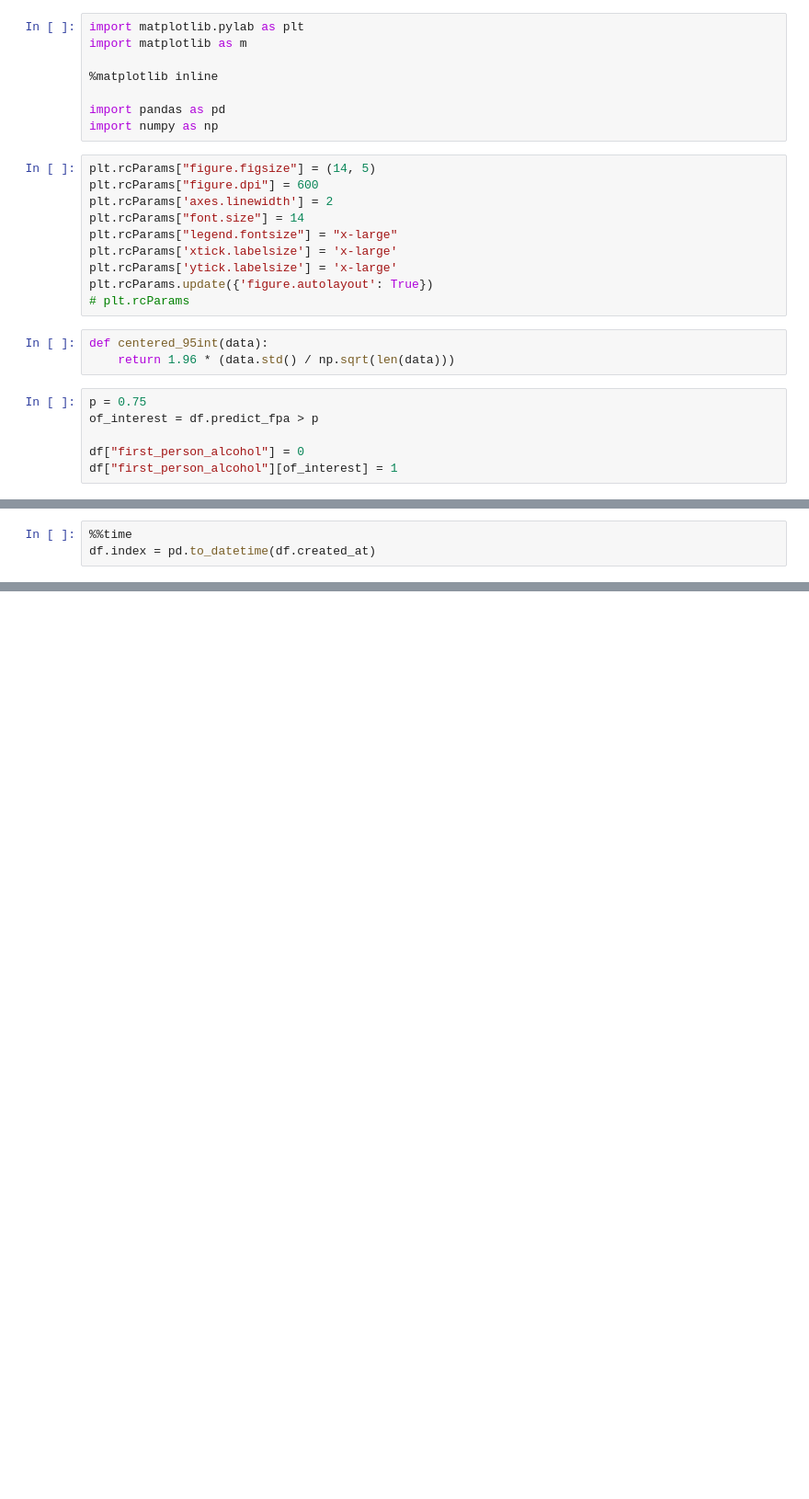
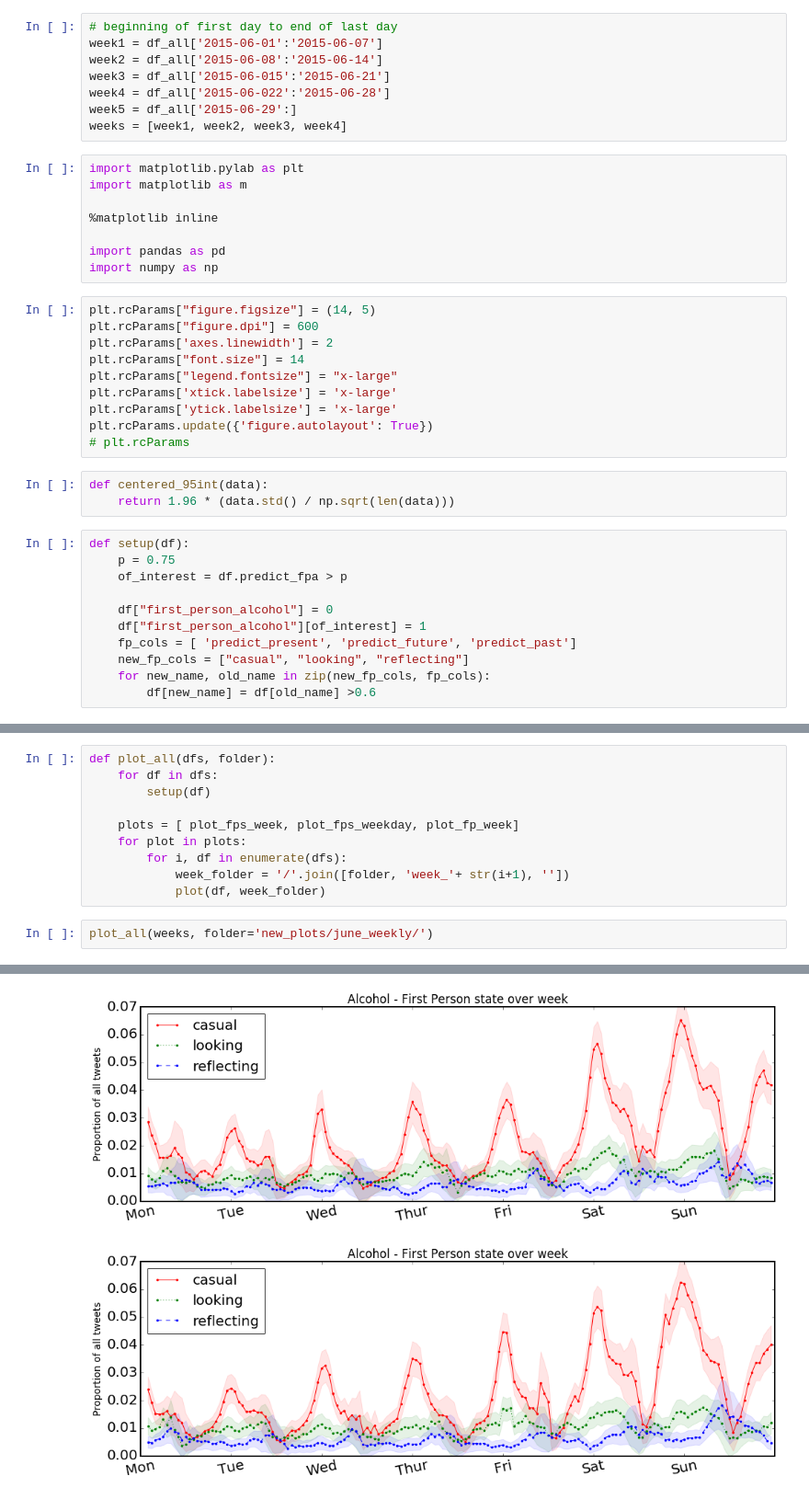
Before and after one commit to tj2huang/nyu-twipsy, a Jupyter notebook: weekly.ipynb, the cells around one changed output, grey strips where cells are left out. Shown at 92% size. Saved outputs shown, nothing was run; the diff lists cells and outputs as text; blank space fills up the shorter version.

Commit message:
better weekly comparison plots

```diff
--- a/weekly.ipynb
+++ b/weekly.ipynb
@@ -118,3 +40,11 @@ df[df.predict_alc>0.7].sample(10)
+# %%
+# beginning of first day to end of last day
+week1 = df_all['2015-06-01':'2015-06-07']
+week2 = df_all['2015-06-08':'2015-06-14']
+week3 = df_all['2015-06-015':'2015-06-21']
+week4 = df_all['2015-06-022':'2015-06-28']
+week5 = df_all['2015-06-29':]
+weeks = [week1, week2, week3, week4]
 # %%
 import matplotlib.pylab as plt
 import matplotlib as m
@@ -137,8 +67,13 @@ plt.rcParams.update({'figure.autolayout': True})
 def centered_95int(data):
     return 1.96 * (data.std() / np.sqrt(len(data)))
 # %%
-p = 0.75
-of_interest = df.predict_fpa > p
+def setup(df):
+    p = 0.75
+    of_interest = df.predict_fpa > p
 
-df["first_person_alcohol"] = 0
-df["first_person_alcohol"][of_interest] = 1
+    df["first_person_alcohol"] = 0
+    df["first_person_alcohol"][of_interest] = 1
+    fp_cols = [ 'predict_present', 'predict_future', 'predict_past']
+    new_fp_cols = ["casual", "looking", "reflecting"]
+    for new_name, old_name in zip(new_fp_cols, fp_cols):
+        df[new_name] = df[old_name] >0.6
@@ -158,3 +79,0 @@ for new_name, old_name in zip(new_fp_cols, fp_cols):
-# %%
-%%time
-df.index = pd.to_datetime(df.created_at)
@@ -434,0 +315,13 @@ ax.legend(loc="best")
+# %%
+def plot_all(dfs, folder):
+    for df in dfs:
+        setup(df)
+
+    plots = [ plot_fps_week, plot_fps_weekday, plot_fp_week]
+    for plot in plots:
+        for i, df in enumerate(dfs):
+            week_folder = '/'.join([folder, 'week_'+ str(i+1), ''])
+            plot(df, week_folder)
+# %%
+plot_all(weeks, folder='new_plots/june_weekly/')
+# %% [output]
@@ -434,0 +347,2 @@ ax.legend(loc="best")
+[figure, added]
+[figure, added]
```
Also changed, not shown: parts of 33 cells of this notebook, 3 other files.
